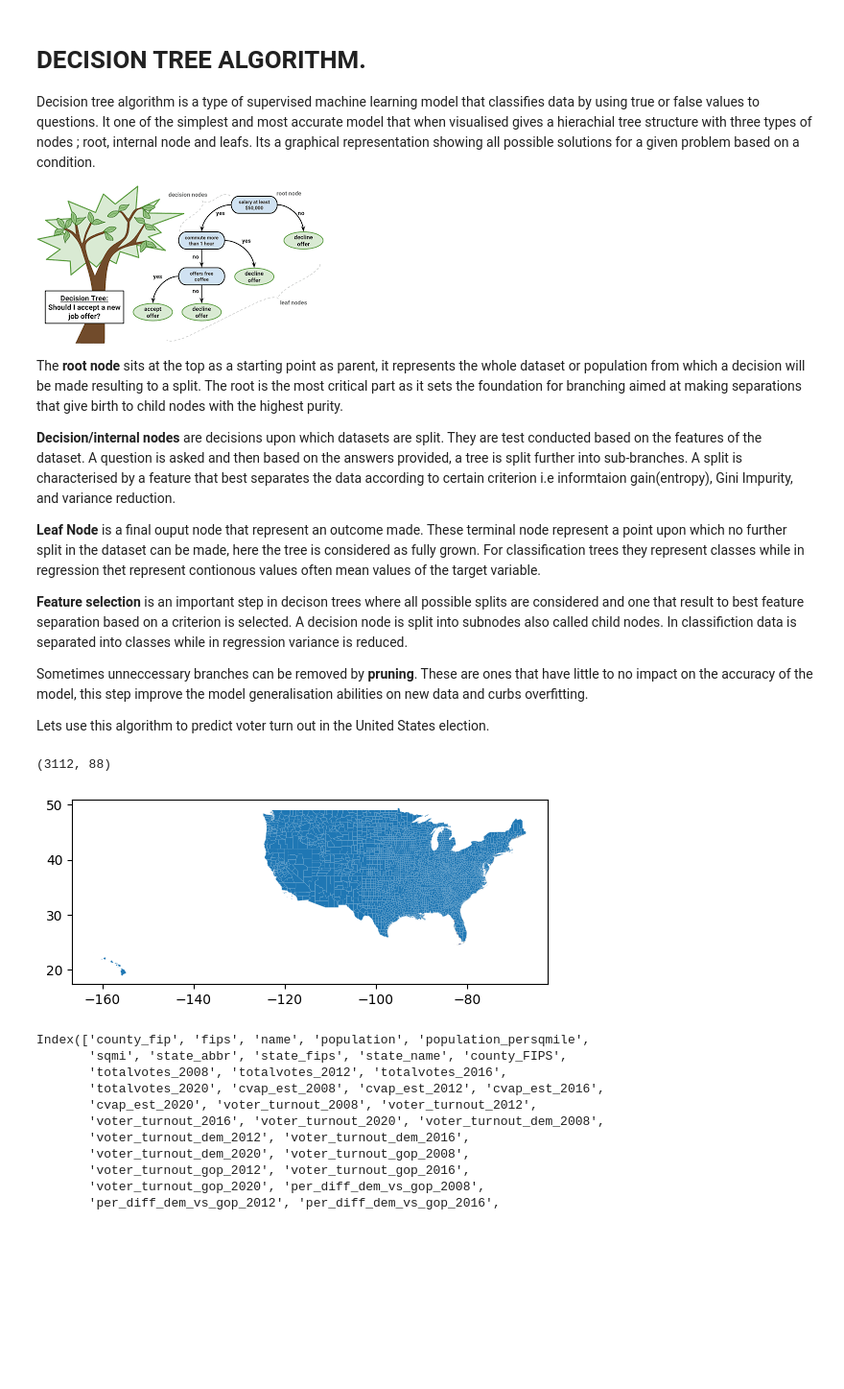
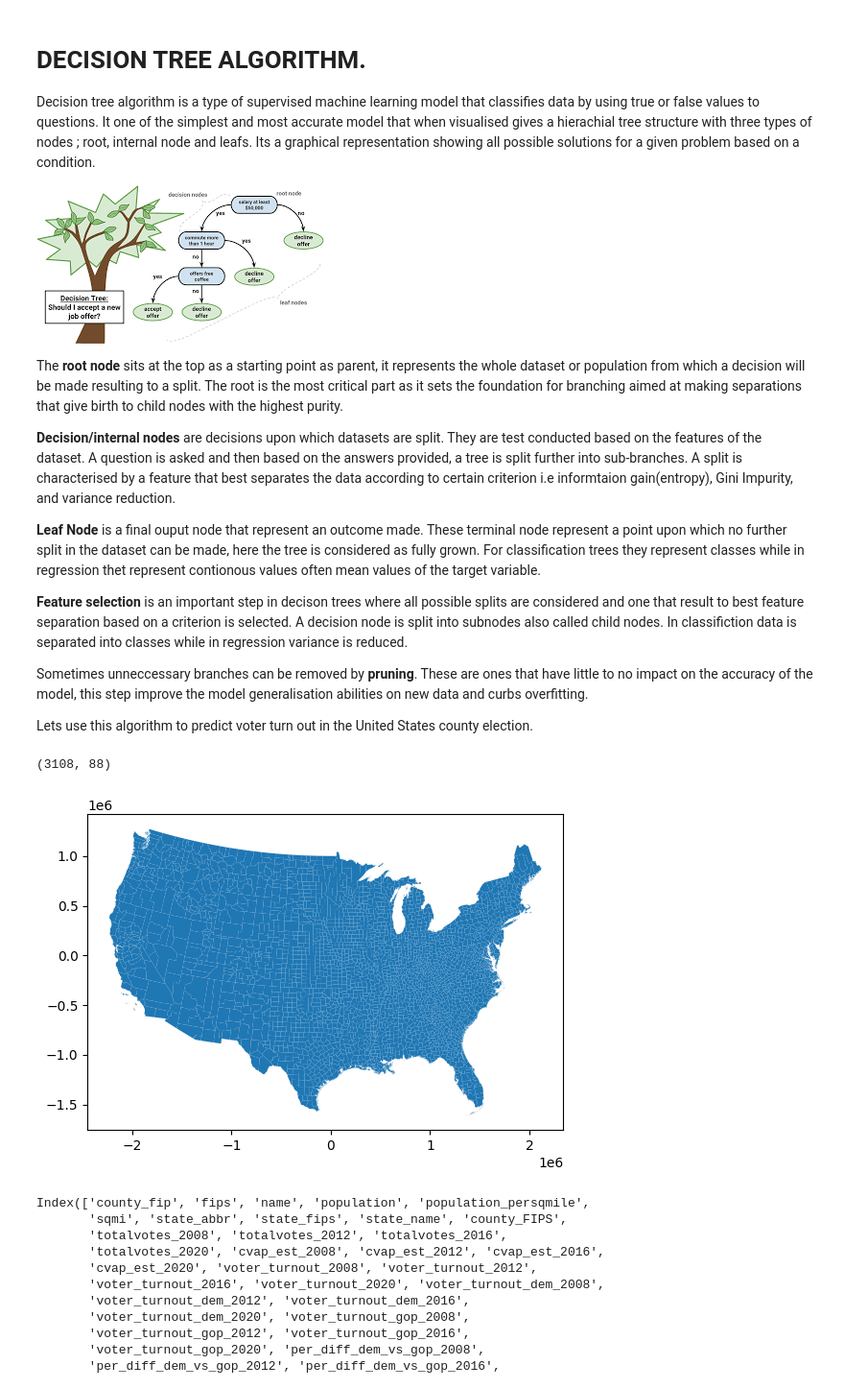
Before and after one commit to kechcole/Machine-Learning, a Jupyter notebook: Notebook/4.Decision Tree algorithm.ipynb, the cells around one changed output. Shown at 96% size. Saved outputs shown, nothing was run; the diff lists cells and outputs as text; code cells hidden in the pictures; blank space fills up the shorter version.

```diff
--- a/Notebook/4.Decision Tree algorithm.ipynb
+++ b/Notebook/4.Decision Tree algorithm.ipynb
@@ -15,7 +15,7 @@ The **root node** sits at the top as a starting point as parent, it represents t
 
 Sometimes unneccessary branches can be removed by **pruning**. These are ones that have little to no impact on the accuracy of the model, this step improve the model generalisation abilities on new data and curbs overfitting.
 
-Lets use this algorithm to predict voter turn out in the United States election.
+Lets use this algorithm to predict voter turn out in the United States county election.
 # %%
 # Import Required libraries.
 import pandas as pd
@@ -29,14 +30,14 @@ from sklearn.metrics import r2_score, mean_absolute_error, classification_report
 # %%
 # Read and clean data.
 
-# Read data
-data = gpd.read_file('F:/Programs/Secrets of ML/Data/US_Elections.gpkg')
+# Read data containing county polygons.
+data = gpd.read_file('F:/Programs/Secrets of ML/Data/US_Elections.gpkg', layer='US_County_Elections_Projected')
 data.plot()
 
 print(data.shape)
 # %% [output]
-(3112, 88)
+(3108, 88)
-[figure, old version]
+[figure, new version]
 # %%
 # Rename columns
 
```
Also changed, not shown: parts of 5 cells of this notebook.
